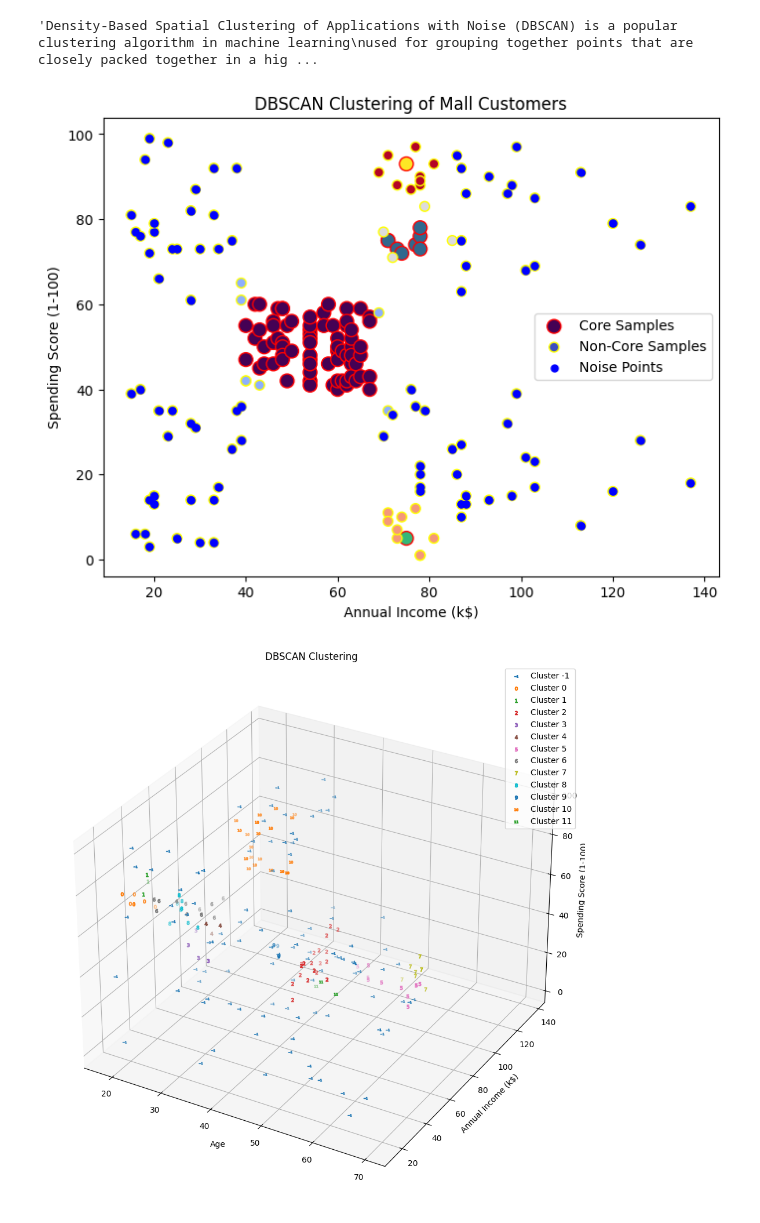
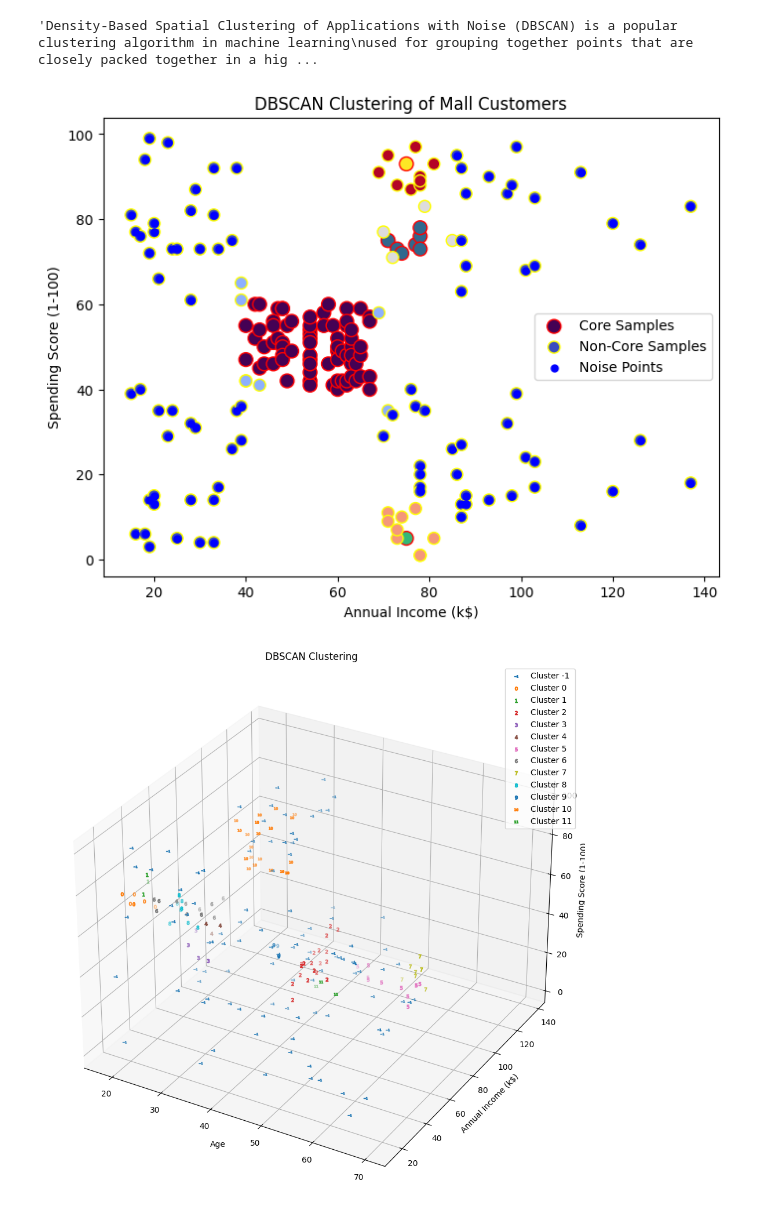
Before and after one commit to JeyPrabakaran/ML_Clustering, a Jupyter notebook: ML_DBscan_Cluster.ipynb, the cells around one changed output. Cells and saved outputs as stored; diff of their text form; code cells hidden in the pictures.

```diff
--- a/ML_DBscan_Cluster.ipynb
+++ b/ML_DBscan_Cluster.ipynb
@@ -32,31 +32,31 @@ cluster_labels = dbscan.fit_predict(X_scaled)
 # %%
 # Separate core samples, non-core samples, and noise points
 core_samples_mask = np.zeros_like(dbscan.labels_, dtype=bool)
 core_samples_mask[dbscan.core_sample_indices_] = True
 #Can access the labels assigned by DBSCAN using the labels_ attribute.
 labels = dbscan.labels_
 
 # Plot the clusters
 ''' Core samples (large dots) and non-core samples (small dots) are color-coded according to the assigned cluster.
 Samples tagged as noise are represented in blue.'''
 plt.figure(figsize=(8, 6))
 
 # Plot core samples
 plt.scatter(X.iloc[core_samples_mask, 0], X.iloc[core_samples_mask, 1], c=labels[core_samples_mask], cmap='viridis', s=100, edgecolors='red', label='Core Samples')
 
 # Plot non-core samples
-plt.scatter(X.iloc[~core_samples_mask, 0], X.iloc[~core_samples_mask, 1], c=labels[~core_samples_mask], cmap='coolwarm', s=50, edgecolors='yellow', label='Non-Core Samples')
+plt.scatter(X.iloc[~core_samples_mask, 0], X.iloc[~core_samples_mask, 1], c=labels[~core_samples_mask], cmap='coolwarm', s=75, edgecolors='yellow', label='Non-Core Samples')
 
 # Plot noise points
 plt.scatter(X[labels == -1]['Annual Income (k$)'], X[labels == -1]['Spending Score (1-100)'], color='blue', s=25, label='Noise Points')
 
 plt.title('DBSCAN Clustering of Mall Customers')
 plt.xlabel('Annual Income (k$)')
 plt.ylabel('Spending Score (1-100)')
 plt.legend()
 plt.show()
 # %% [output]
-[figure, old version]
+[figure, new version]
 # %%
 from mpl_toolkits.mplot3d import Axes3D  # Importing this module for 3D projection
 # Load the data
```
